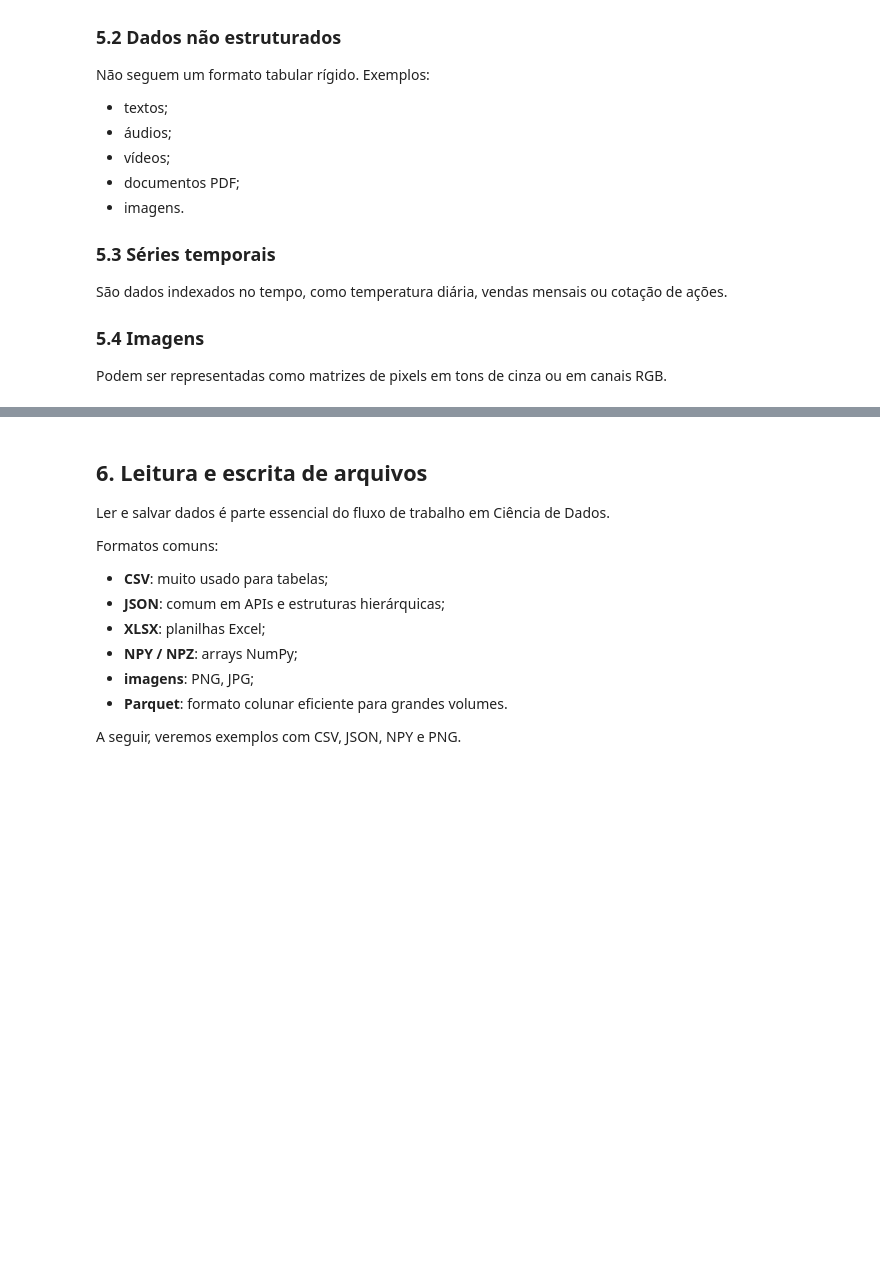
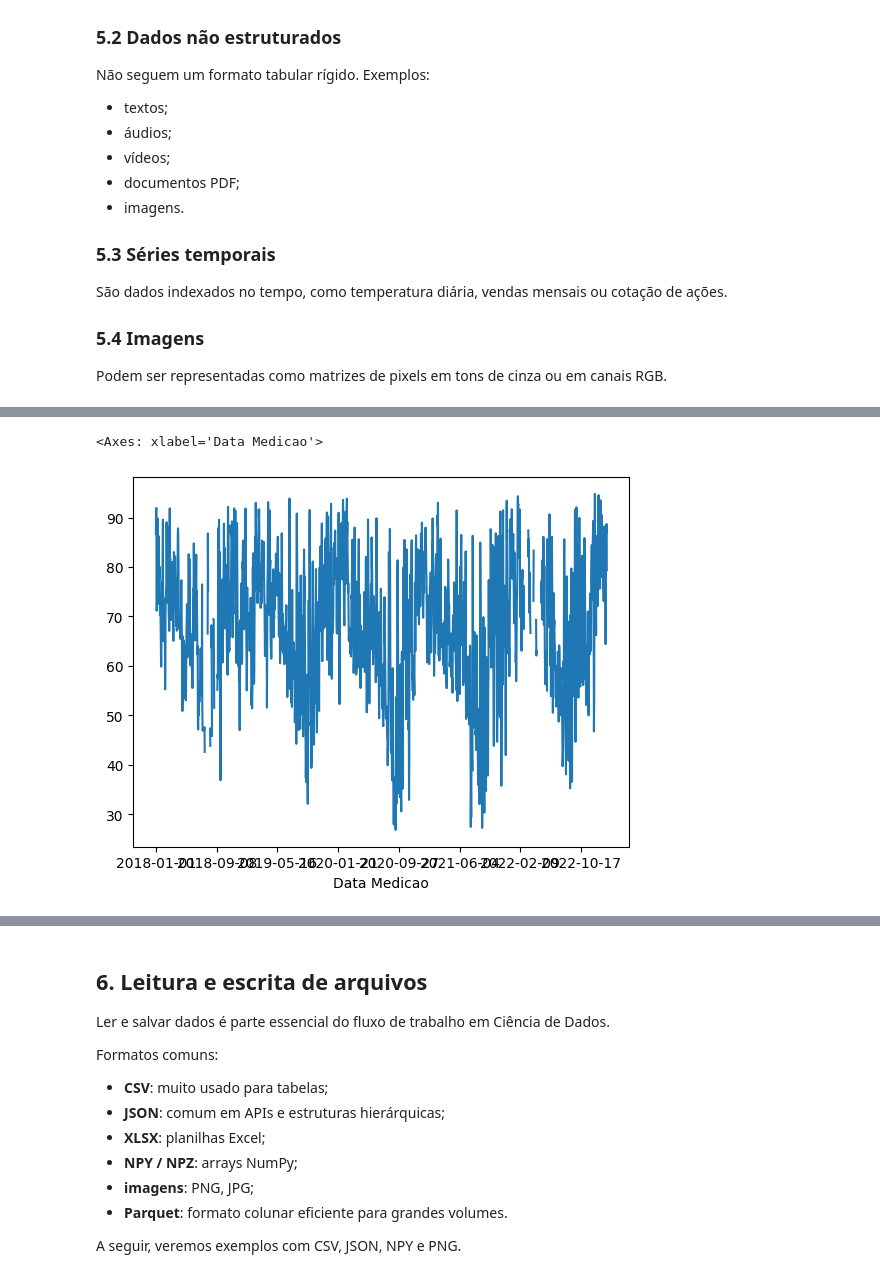
Before and after one commit to cibelerusso/FundamentosemCienciasdeDados, a Jupyter notebook: Notebooks/Fundamentos_em_Ciências_de_Dados_Aula_3.ipynb, the cells around one changed output, grey strips where cells are left out. Cells and saved outputs as stored; diff of their text form; code cells hidden in the pictures; blank space fills up the shorter version.

```diff
--- a/Notebooks/Fundamentos_em_Ciências_de_Dados_Aula_3.ipynb
+++ b/Notebooks/Fundamentos_em_Ciências_de_Dados_Aula_3.ipynb
@@ -626,0 +647,8 @@ serie_temporal = pd.Series(
+# %%
+#Outro exemplo de série temporal com dados lidos a partir do github
+
+url='https://raw.githubusercontent.com/cibelerusso/Aprendizado-Dinamico/refs/heads/main/Data/SaoCarlos.csv'
+
+df = pd.read_csv(url, index_col=0)
+
+df.head()
@@ -627 +663,6 @@ serie_temporal = pd.Series(
+# %%
+df['UMIDADE_RELATIVA_DO_AR_%'].plot()
+# %% [output]
+<Axes: xlabel='Data Medicao'>
+[figure, added]
 # %%
```
Also changed, not shown: parts of 30 cells of this notebook.
